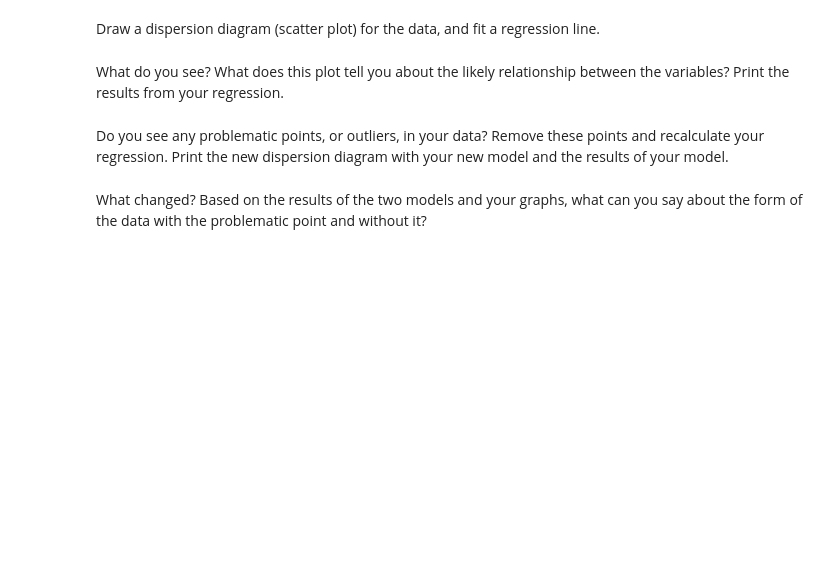
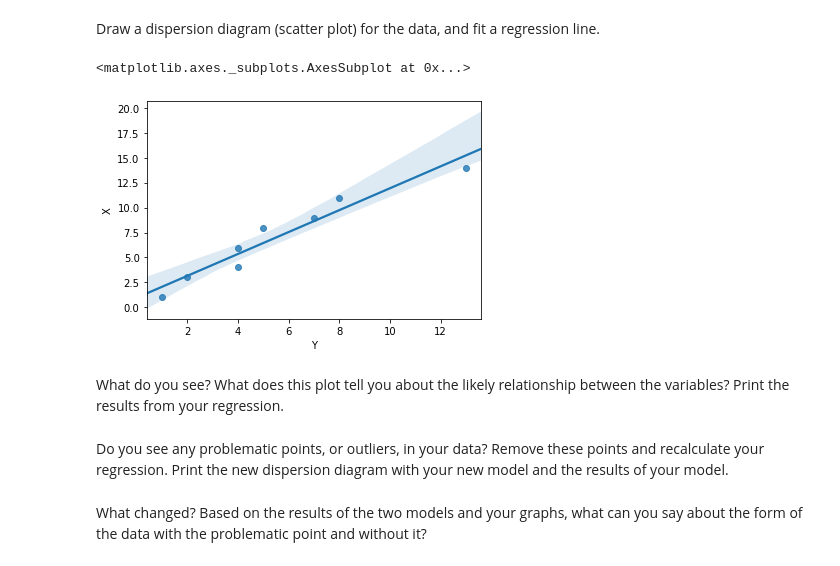
Before and after one commit to ta-data-lis/lab-regression-analysis, a Jupyter notebook: your-code/challenge1.ipynb, the cells around one changed output. Drawn from its saved outputs; the diff is of its cells as text; code cells hidden in the pictures; blank space fills up the shorter version.

```diff
--- a/your-code/challenge1.ipynb
+++ b/your-code/challenge1.ipynb
@@ -142,0 +210,3 @@ First, build a dataframe with the data.
+# %%
+parties_data = pd.DataFrame({'X': [1,3,4,6,8,9,11,14], 'Y': [1,2,4,4,5,7,8,13]})
+parties_data
@@ -147,2 +225,7 @@ Draw a dispersion diagram (scatter plot) for the data, and fit a regression line
+# %%
+sns.regplot(parties_data.Y, parties_data.X)
+# %% [output]
+<matplotlib.axes._subplots.AxesSubplot at 0x...>
+[figure, added]
 # %% [markdown]
 What do you see? What does this plot tell you about the likely relationship between the variables? Print the results from your regression.
```
Also changed, not shown: parts of 14 cells of this notebook.
